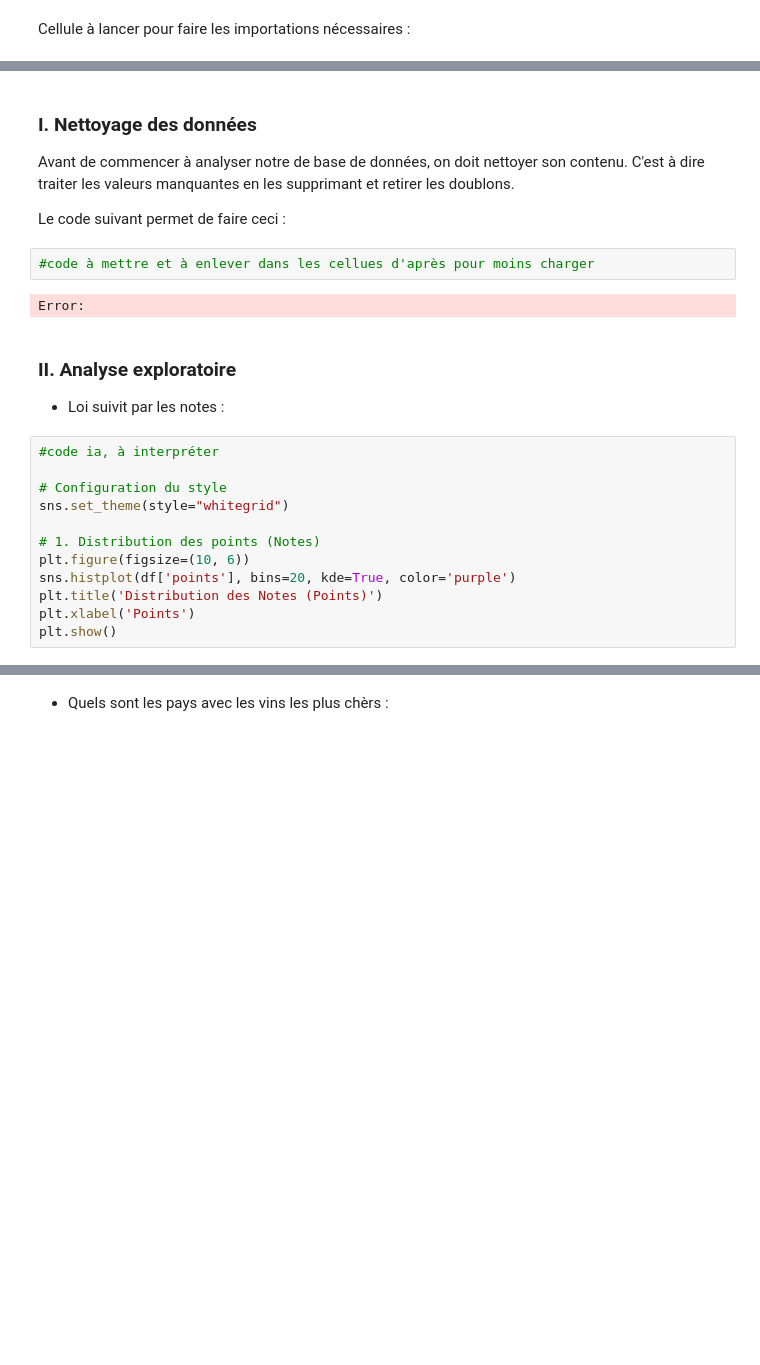
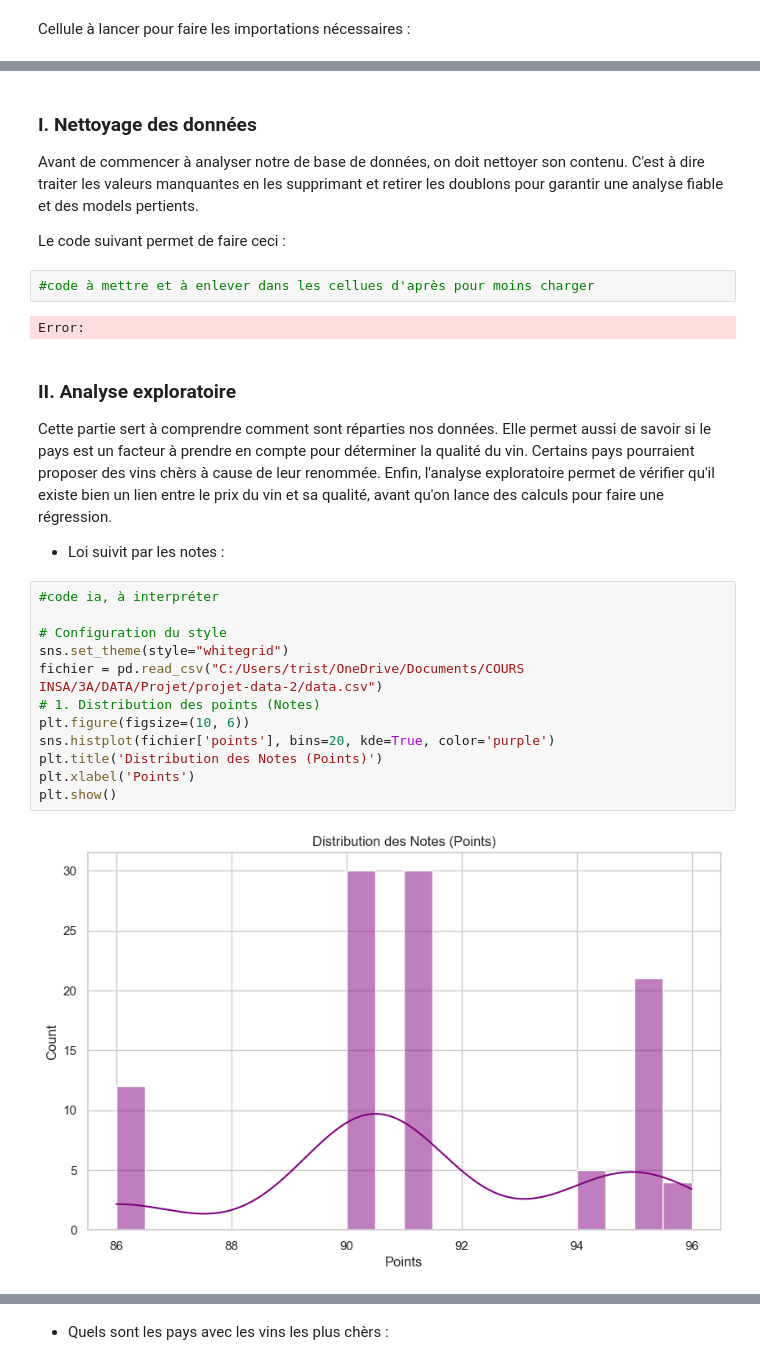
Before and after one commit to Tritri178/projet-data-2, a Jupyter notebook: notebook.ipynb, the cells around one changed output, grey strips where cells are left out. Saved outputs shown, nothing was run; the diff lists cells and outputs as text; blank space fills up the shorter version.

```diff
--- a/notebook.ipynb
+++ b/notebook.ipynb
@@ -18,6 +16,6 @@ Error:
 # %% [markdown]
 ### I. Nettoyage des données
-Avant de commencer à analyser notre de base de données, on doit nettoyer son contenu. C'est à dire traiter les valeurs manquantes en les supprimant et retirer les doublons.
+Avant de commencer à analyser notre de base de données, on doit nettoyer son contenu. C'est à dire traiter les valeurs manquantes en les supprimant et retirer les doublons pour garantir une analyse fiable et des models pertients.
 
 Le code suivant permet de faire ceci :
 # %%
@@ -26,17 +24,20 @@ Le code suivant permet de faire ceci :
 Error:
 # %% [markdown]
 ### II. Analyse exploratoire
+Cette partie sert à comprendre comment sont réparties nos données. Elle permet aussi de savoir si le pays est un facteur à prendre en compte pour déterminer la qualité du vin. Certains pays pourraient proposer des vins chèrs à cause de leur renommée. Enfin,  l'analyse exploratoire permet de vérifier qu'il existe bien un lien entre le prix du vin et sa qualité, avant qu'on lance des calculs pour faire une régression.
 - Loi suivit par les notes :
 # %%
 #code ia, à interpréter
 
 # Configuration du style
 sns.set_theme(style="whitegrid")
-
+fichier = pd.read_csv("C:/Users/trist/OneDrive/Documents/COURS INSA/3A/DATA/Projet/projet-data-2/data.csv")
 # 1. Distribution des points (Notes)
 plt.figure(figsize=(10, 6))
-sns.histplot(df['points'], bins=20, kde=True, color='purple')
+sns.histplot(fichier['points'], bins=20, kde=True, color='purple')
 plt.title('Distribution des Notes (Points)')
 plt.xlabel('Points')
 plt.show()
+# %% [output]
+[figure, added]
 # %% [markdown]
```
Also changed, not shown: parts of 7 cells of this notebook.
